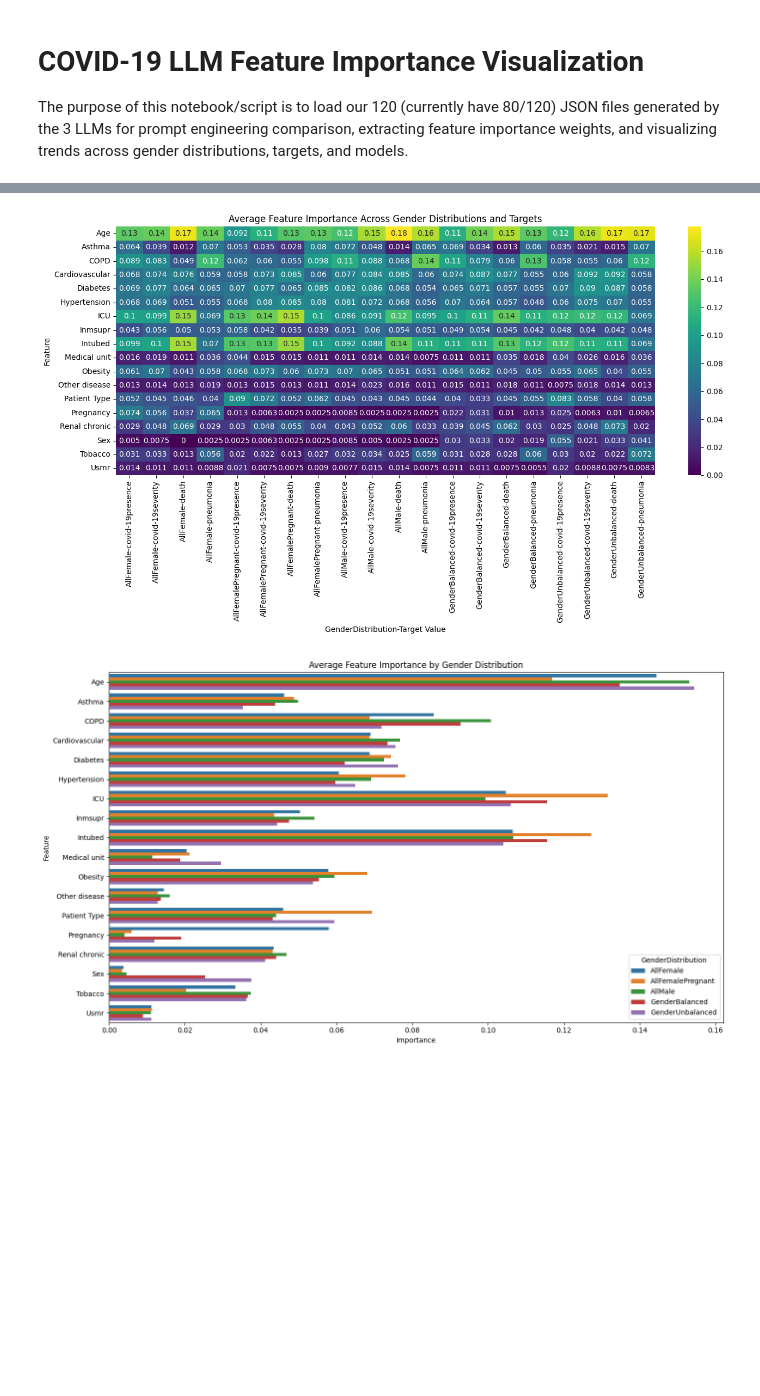
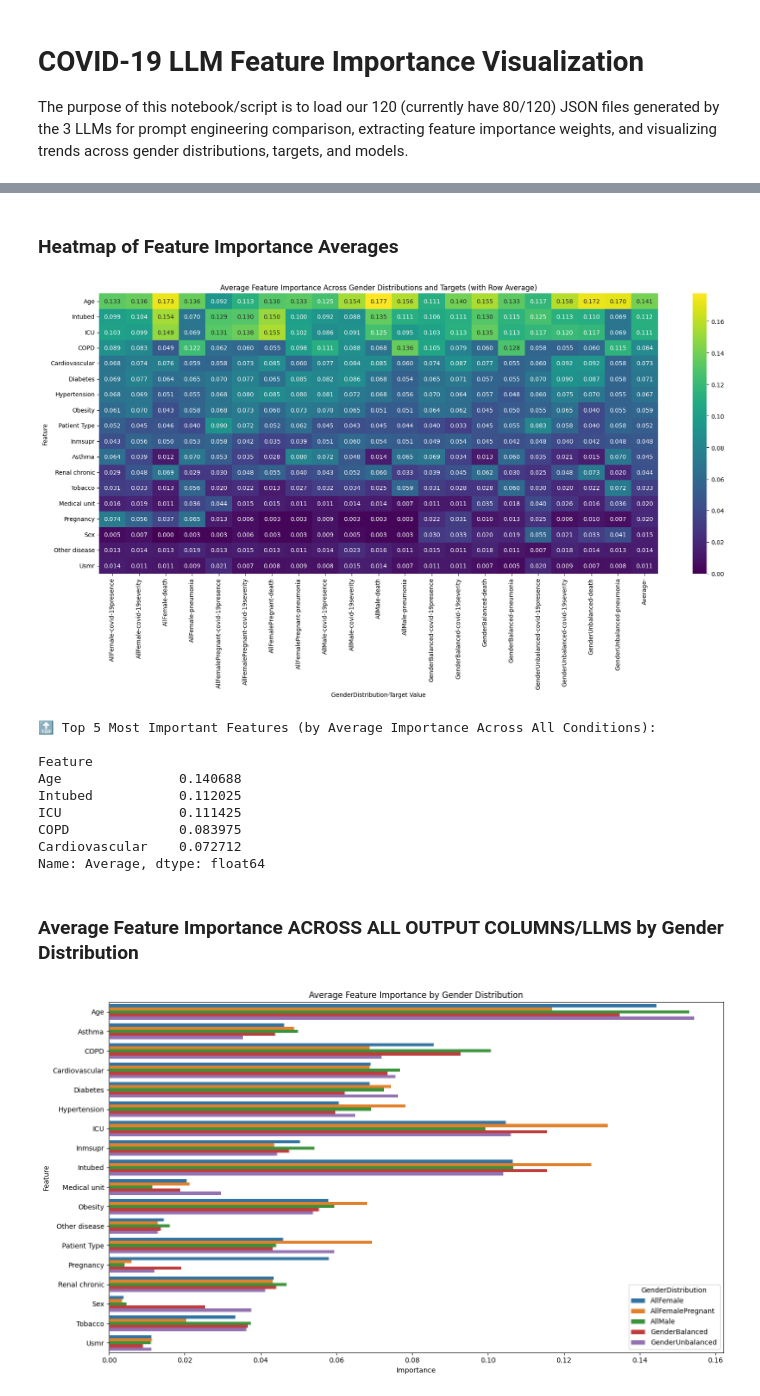
Before and after one commit to kailen-mccauley/ML_vs_LLM_COVID_GenderBias, a Jupyter notebook: Feature Importance Visualization/LLM_Feature_Importance_Visualization.ipynb, the cells around one changed output, grey strips where cells are left out. Drawn from its saved outputs; the diff is of its cells as text; code cells hidden in the pictures; blank space fills up the shorter version.

Commit message:
Add 2 new types of bar plots by gender distribution with updated color palette and showing inline

```diff
--- a/Feature Importance Visualization/LLM_Feature_Importance_Visualization.ipynb
+++ b/Feature Importance Visualization/LLM_Feature_Importance_Visualization.ipynb
@@ -71,18 +69,45 @@ c:\Users\nehan\Documents\GT\CS 4365\FeatureImportance_LLMQuerying
 ['Age', 'Asthma', 'COPD', 'Cardiovascular', 'Diabetes', 'Hypertension', 'ICU', 'Inmsupr', 'Intubed', 'Medical unit', 'Obesity', 'Other disease', 'Patient Type', 'Pregnancy', 'Renal chronic', 'Sex', 'T ...
+# %% [markdown]
+### Heatmap of Feature Importance Averages
 # %%
-# Heatmap of Feature Importance Averages
-pivot = df.pivot_table(values="Importance",
-                       index="Feature",
-                       columns=["GenderDistribution", "Target Value"],
-                       aggfunc="mean")
+# Create pivot table: Feature × (GenderDistribution + Target)
+pivot = df.pivot_table(
+    values="Importance",
+    index="Feature",
+    columns=["GenderDistribution", "Target Value"],
+    aggfunc="mean"
+)
 
-plt.figure(figsize=(14, 8))
-sns.heatmap(pivot, annot=True, cmap="viridis")
-plt.title("Average Feature Importance Across Gender Distributions and Targets")
+# Calculate average feature importance across all gender/target combos
+pivot["Average"] = pivot.mean(axis=1)
+
+# Sort by average (optional: to get most important features at top)
+pivot_sorted = pivot.sort_values(by="Average", ascending=False)
+
+#Heatmap of feature importance averages
+plt.figure(figsize=(18, 10))
+sns.heatmap(pivot_sorted, annot=True, cmap="viridis", fmt=".3f")
+plt.title("Average Feature Importance Across Gender Distributions and Targets (with Row Average)")
 plt.tight_layout()
 plt.show()
+
+# Print top 5 most important features based on row average
+top_5 = pivot_sorted["Average"].head(5)
+print("\nTop 5 Most Important Features (by Average Importance Across All Conditions):\n")
+print(top_5)
 # %% [output]
-[figure, old version]
+[figure, new version]
+🔝 Top 5 Most Important Features (by Average Importance Across All Conditions):
+
+Feature
+Age               0.140688
+Intubed           0.112025
+ICU               0.111425
+COPD              0.083975
+Cardiovascular    0.072712
+Name: Average, dtype: float64
+# %% [markdown]
+### Average Feature Importance ACROSS ALL OUTPUT COLUMNS/LLMS by Gender Distribution
 # %%
 #Bar Graph: Average Feature Importance by Gender Distribution
 
```
Also changed, not shown: parts of 8 cells of this notebook, 8 other files.
